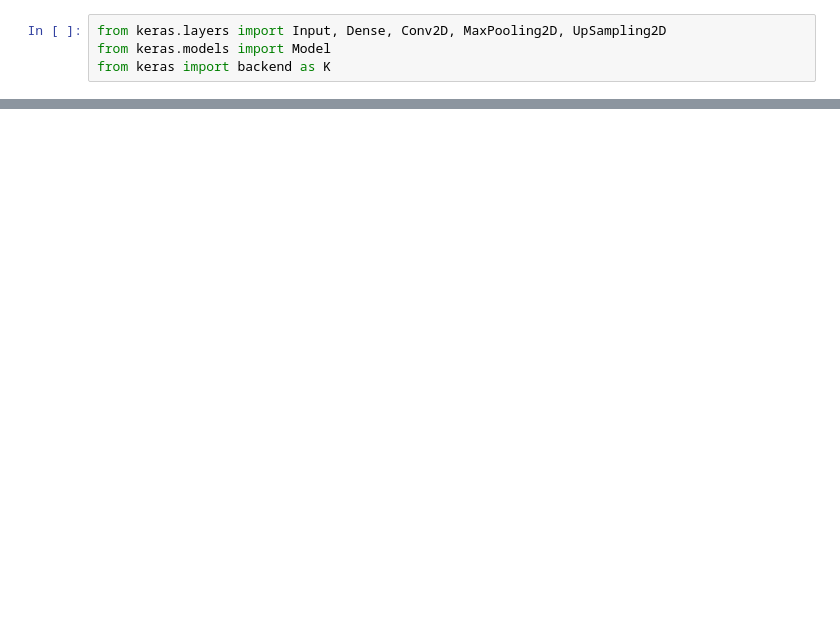
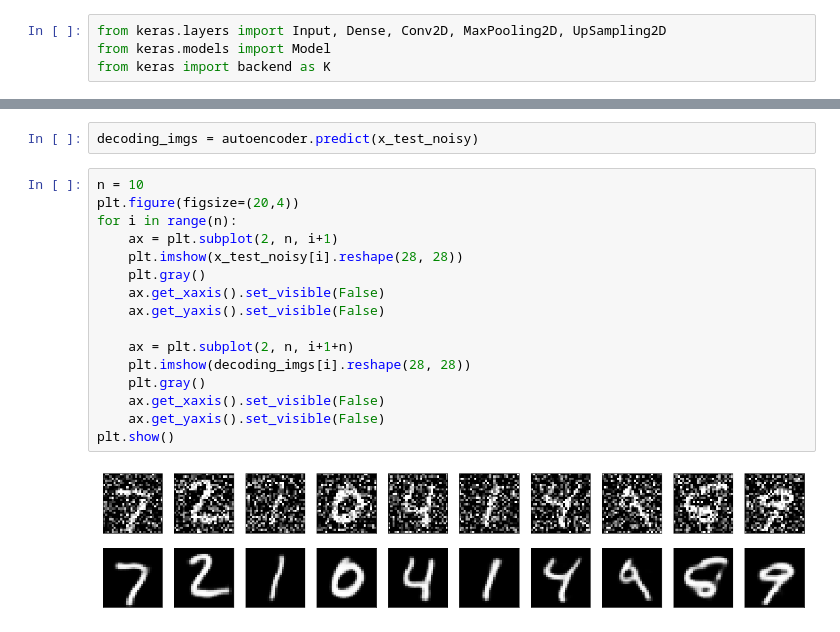
Before and after one commit to tenjumh/Tensorflow_Keras_Tutorial, a Jupyter notebook: Denoising_Autoencoder.ipynb, the cells around one changed output, grey strips where cells are left out. Cells and saved outputs as stored; diff of their text form; blank space fills up the shorter version.

Commit message:
Study Tensorflow
Autoencoder

```diff
--- a/Denoising_Autoencoder.ipynb
+++ b/Denoising_Autoencoder.ipynb
@@ -113,0 +129,20 @@ UnknownError: Failed to get convolution algorithm. This is probably because cuDN
+# %%
+decoding_imgs = autoencoder.predict(x_test_noisy)
+# %%
+n = 10
+plt.figure(figsize=(20,4))
+for i in range(n):
+    ax = plt.subplot(2, n, i+1)
+    plt.imshow(x_test_noisy[i].reshape(28, 28))
+    plt.gray()
+    ax.get_xaxis().set_visible(False)
+    ax.get_yaxis().set_visible(False)
+
+    ax = plt.subplot(2, n, i+1+n)
+    plt.imshow(decoding_imgs[i].reshape(28, 28))
+    plt.gray()
+    ax.get_xaxis().set_visible(False)
+    ax.get_yaxis().set_visible(False)
+plt.show()
+# %% [output]
+[figure, added]
```
Also changed, not shown: parts of 6 cells of this notebook.
